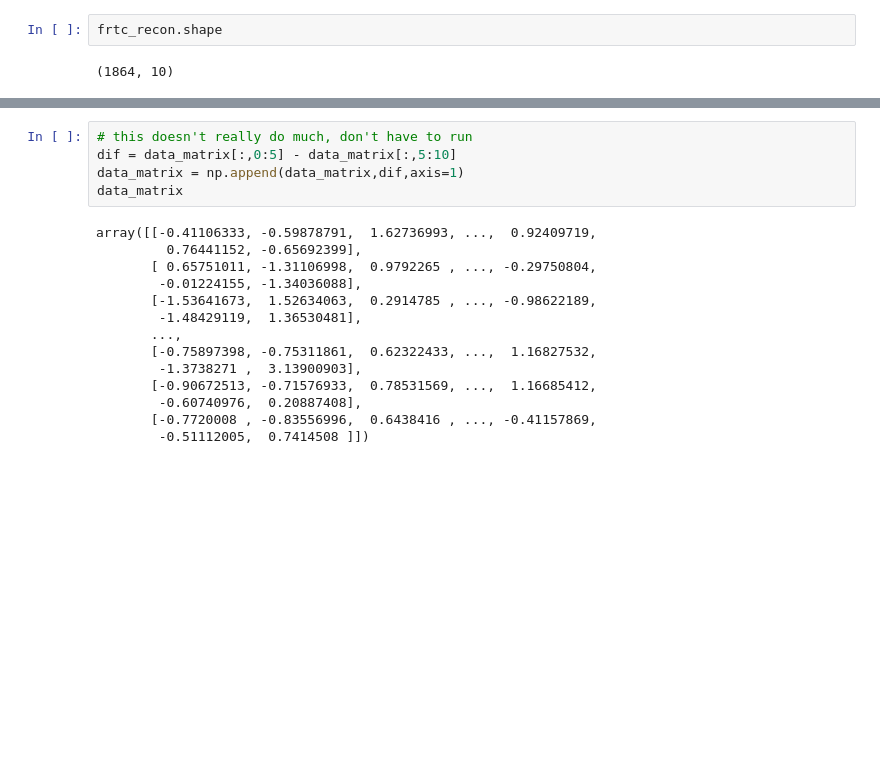
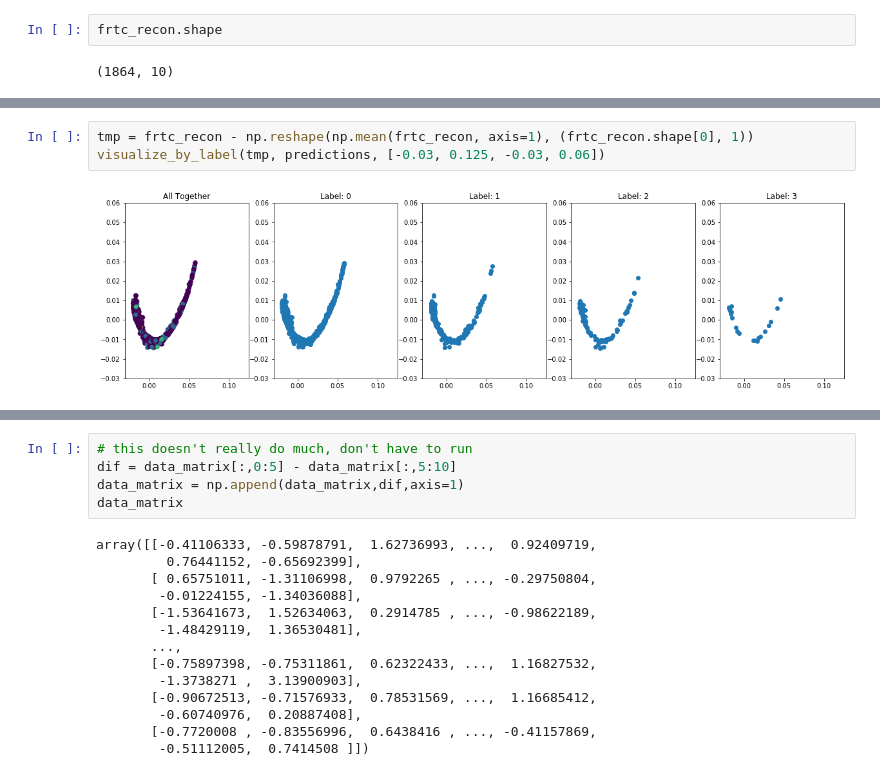
Before and after one commit to anniegao2007/neuron-clustering, a Jupyter notebook: code.ipynb, the cells around one changed output, grey strips where cells are left out. Saved outputs shown, nothing was run; the diff lists cells and outputs as text; blank space fills up the shorter version.

```diff
--- a/code.ipynb
+++ b/code.ipynb
@@ -215,0 +220,5 @@ visualize_by_label(frtc_recon, predictions, [-0.03,0.04,-0.02,0.04])
+# %%
+tmp = frtc_recon - np.reshape(np.mean(frtc_recon, axis=1), (frtc_recon.shape[0], 1))
+visualize_by_label(tmp, predictions, [-0.03, 0.125, -0.03, 0.06])
+# %% [output]
+[figure, added]
```
Also changed, not shown: parts of 10 cells of this notebook.
